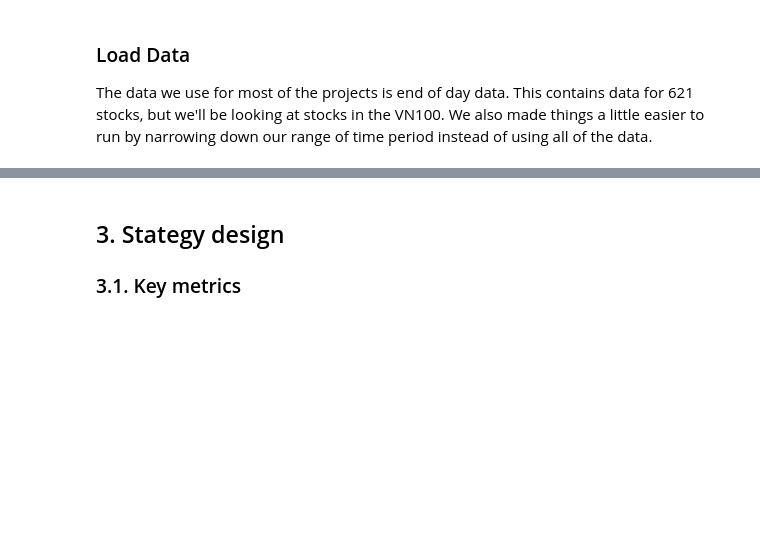
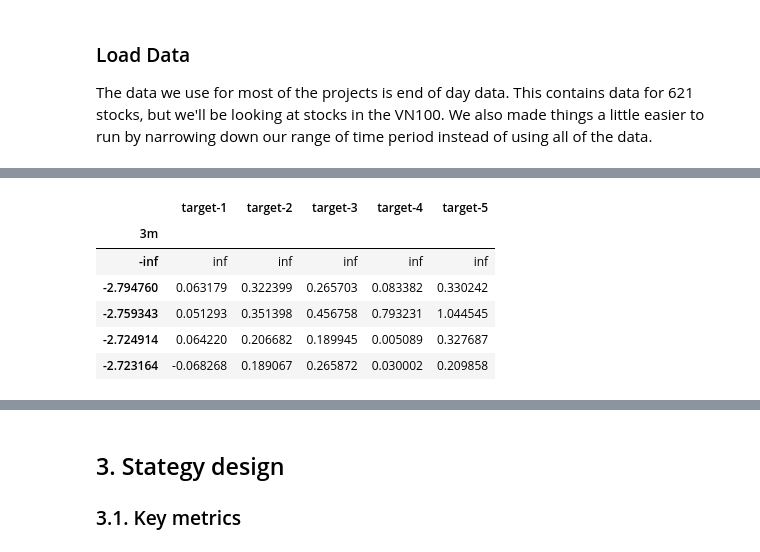
Before and after one commit to BinhKieu82/springboard_capstone3, a Jupyter notebook: momentum_vnmarket.ipynb, the cells around one changed output, grey strips where cells are left out. Saved outputs shown, nothing was run; the diff lists cells and outputs as text; code cells hidden in the pictures; blank space fills up the shorter version.

```diff
--- a/momentum_vnmarket.ipynb
+++ b/momentum_vnmarket.ipynb
@@ -69,0 +168,12 @@ tickers = np.array(pd.read_sql("SELECT name FROM sqlite_master WHERE type='table
+# %%
+momentum_factor = pd.pivot_table(df,index='3m',values=['target-1','target-2','target-3','target-4','target-5'],aggfunc='mean')
+# %%
+momentum_factor.head()
+# %% [output]
+|  | target-1 | target-2 | target-3 | target-4 | target-5 |
+| 3m |  |  |  |  |  |
+| -inf | inf | inf | inf | inf | inf |
+| -2.794760 | 0.063179 | 0.322399 | 0.265703 | 0.083382 | 0.330242 |
+| -2.759343 | 0.051293 | 0.351398 | 0.456758 | 0.793231 | 1.044545 |
+| -2.724914 | 0.064220 | 0.206682 | 0.189945 | 0.005089 | 0.327687 |
+| -2.723164 | -0.068268 | 0.189067 | 0.265872 | 0.030002 | 0.209858 |
```
Also changed, not shown: parts of 27 cells of this notebook, 3 other files.
